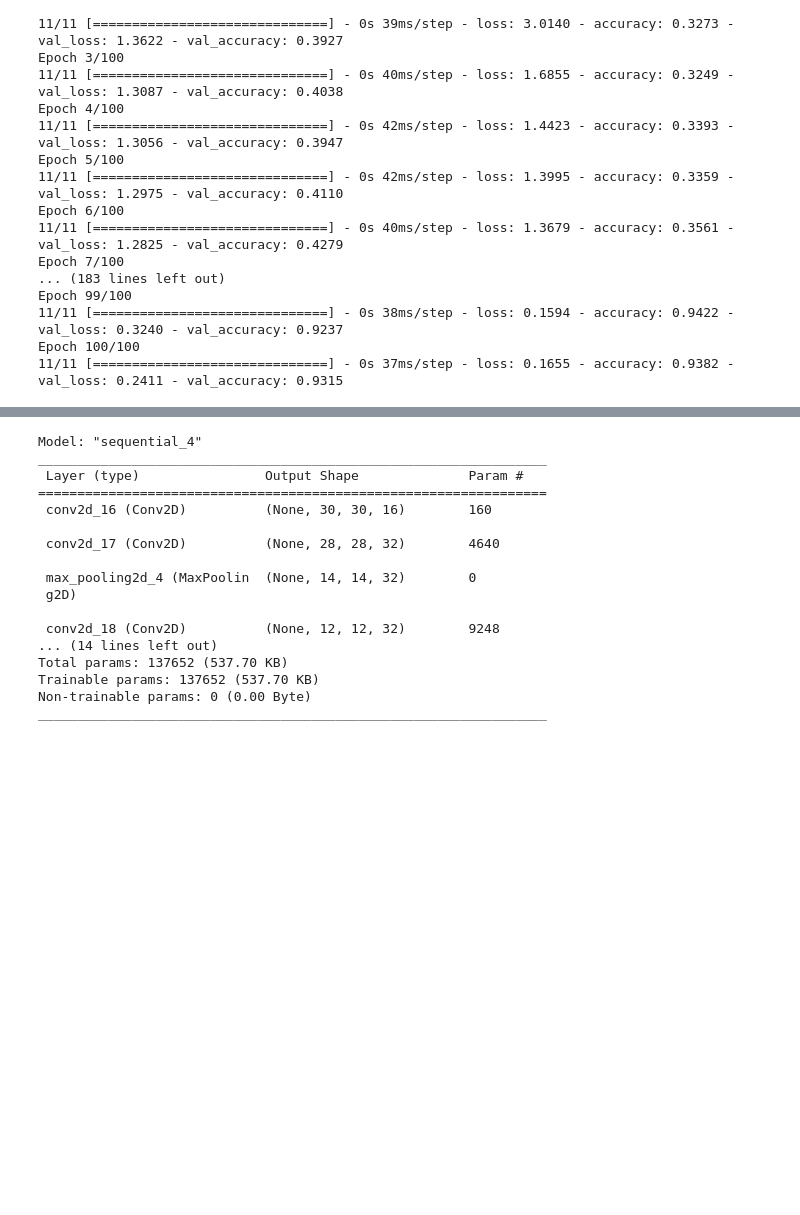
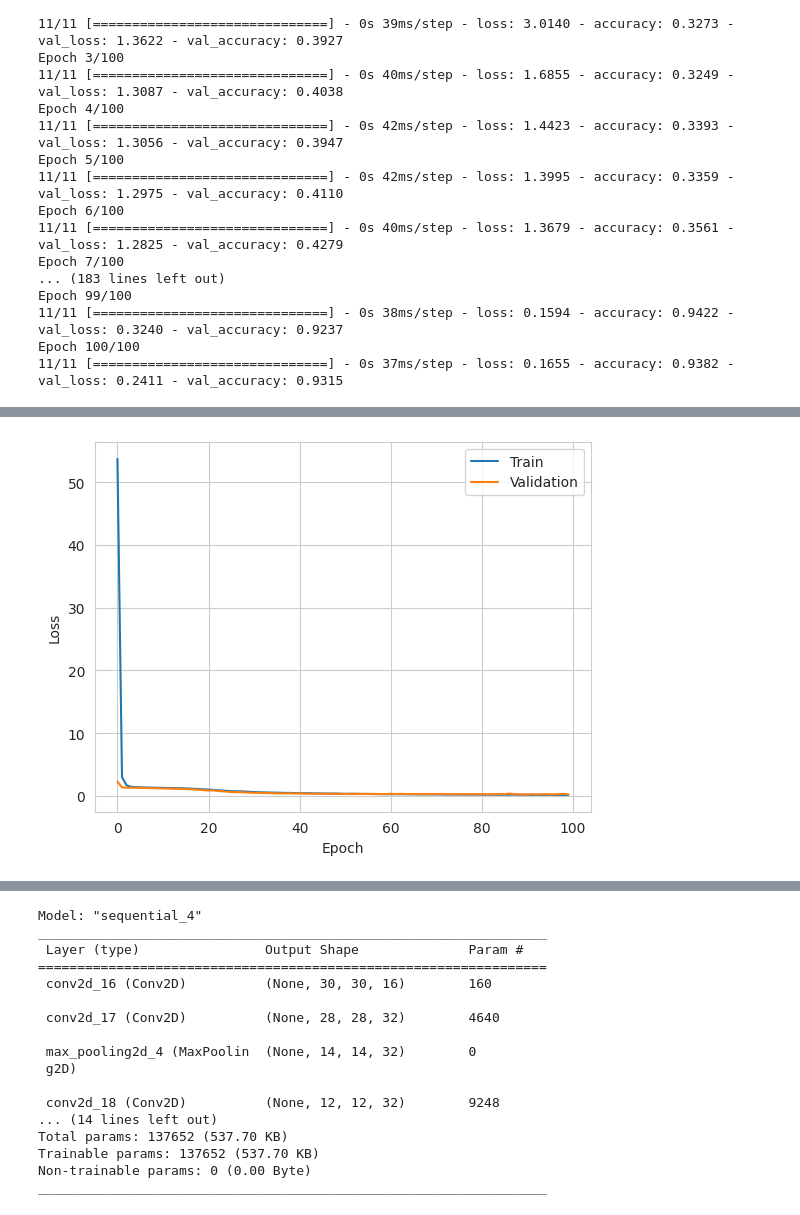
Before and after one commit to VisteK528/TRA_PROJ, a Jupyter notebook: NET_prototype/tune_net.ipynb, the cells around one changed output, grey strips where cells are left out. Cells and saved outputs as stored; diff of their text form; code cells hidden in the pictures; blank space fills up the shorter version.

```diff
--- a/NET_prototype/tune_net.ipynb
+++ b/NET_prototype/tune_net.ipynb
@@ -328,0 +338,9 @@ Epoch 100/100
+# %%
+plt.plot(history.history["loss"])
+plt.plot(history.history["val_loss"])
+plt.legend(["Train", "Validation"])
+plt.xlabel("Epoch")
+plt.ylabel("Loss")
+plt.show()
+# %% [output]
+[figure, added]
```
Also changed, not shown: parts of 12 cells of this notebook, 7 other files.
